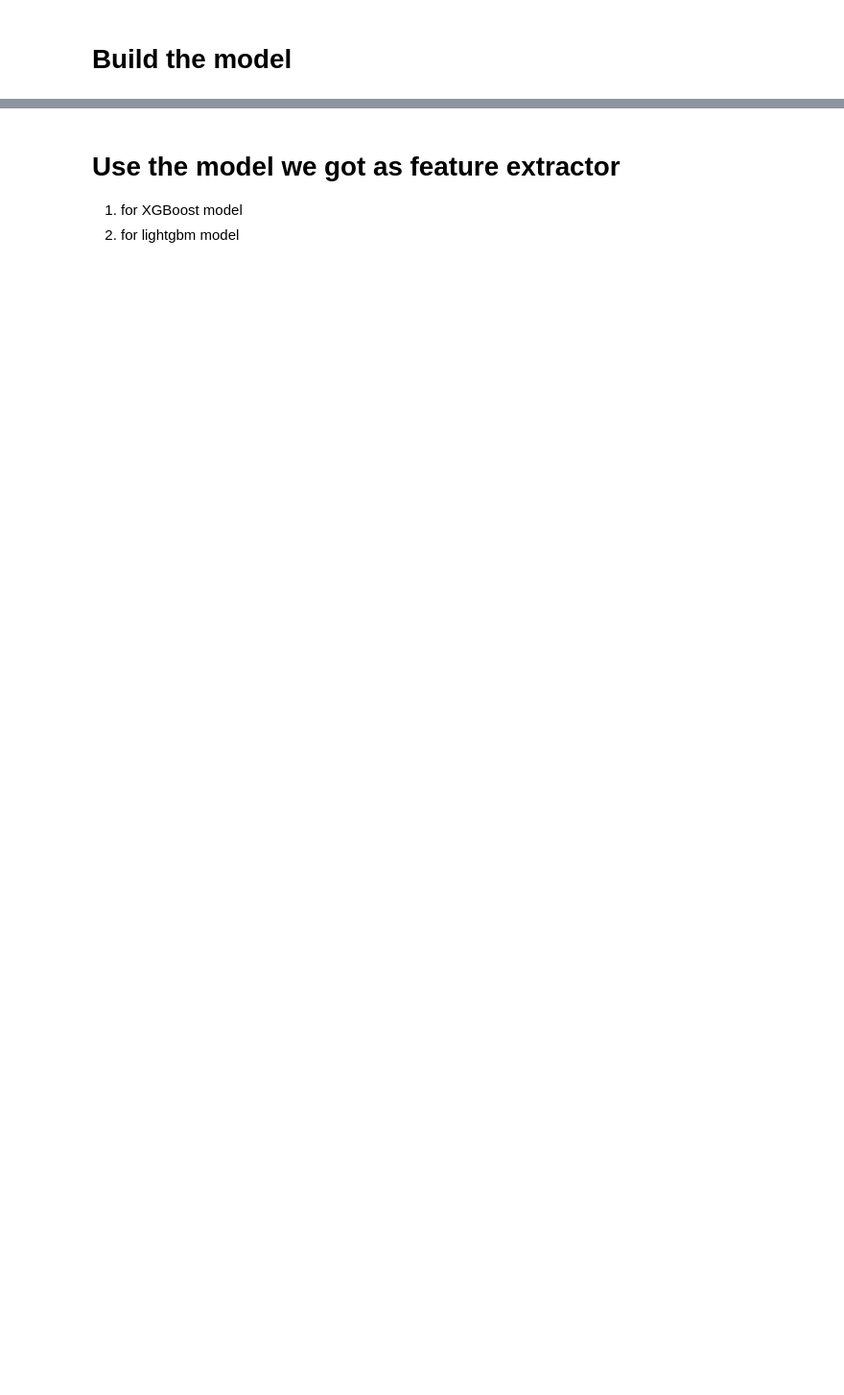
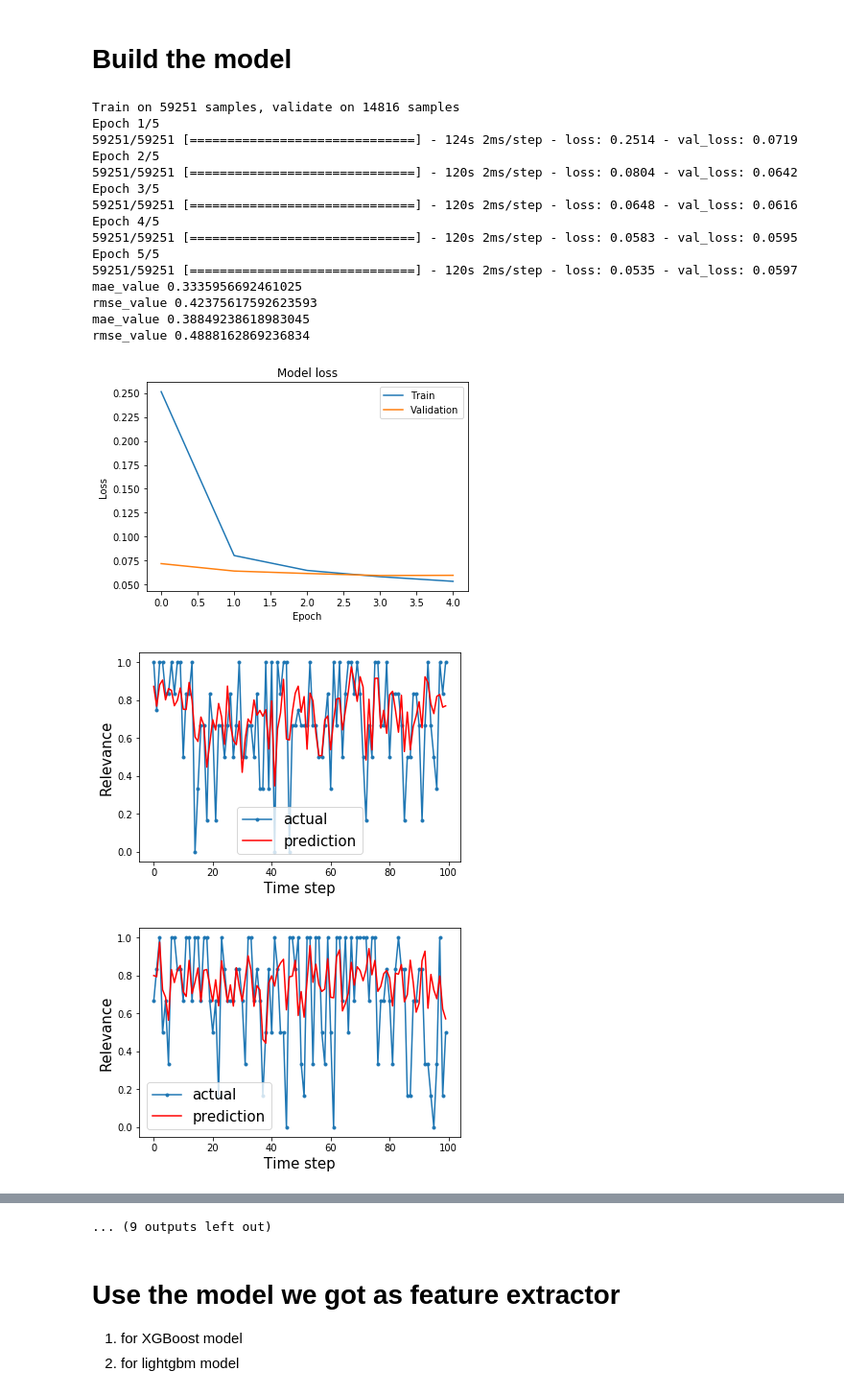
Before and after one commit to ronniemi/deep_learning, a Jupyter notebook: assignment 3/Siamese network _Word embedding LSTM.ipynb, the cells around one changed output, grey strips where cells are left out. Shown at 96% size. Cells and saved outputs as stored; diff of their text form; code cells hidden in the pictures; blank space fills up the shorter version.

```diff
--- a/assignment 3/Siamese network _Word embedding LSTM.ipynb
+++ b/assignment 3/Siamese network _Word embedding LSTM.ipynb
@@ -155,11 +216,15 @@ def get_model():
     left_output = shared_lstm(encoded_left)
     right_output = shared_lstm(encoded_right)
 
+    # batch normalization layer
+    left_output = BatchNormalization()(left_output)
+    right_output = BatchNormalization()(right_output)
+
     # concat two outputs
     concat = concatenate([left_output, right_output])
 
-    dense_1 = Dense(32, activation="relu")(concat)
-    dropout_1 = Dropout(0.3)(dense_1)
+    dense_1 = Dense(50, activation="relu")(concat)
+    dropout_1 = Dropout(0.5)(dense_1)
 
     # add Dense layer to calculate the similarty between product title and search term
     output = Dense(1, activation="relu")(dropout_1)
@@ -186,3 +251,13 @@ def plot_loss(history):
     plt.xlabel('Epoch')
     plt.legend(['Train', 'Validation'], loc='upper right')
     plt.show()
+# %%
+def plot_fiting(y_pred, y_true):
+    n_samples = 100
+    axis=[x for x in range(n_samples)]
+    plt.plot(axis, y_true[:n_samples], marker='.', label="actual")
+    plt.plot(axis, y_pred[:n_samples], 'r', label="prediction")
+    plt.ylabel('Relevance', size=15)
+    plt.xlabel('Time step', size=15)
+    plt.legend(fontsize=15)
+    plt.show()
@@ -189,29 +288,63 @@ def plot_loss(history):
 # %%
 pred_test = np.zeros(X_test_prod.shape[0])
-mean_rmse = 0
 
 n_splits = 5
 # kfold = KFold(n_splits=n_splits, shuffle=True, random_state=24)
 kfold = StratifiedKFold(n_splits=n_splits, shuffle=True, random_state=24)
 
+mean_train_time = 0
+mean_pred_time = 0
+start_time = time()
+
 for train_index, val_index in kfold.split(X_train_prod, y_data_labels):
-    y_train_kfold = y_data[train_index]
-    y_val_kfold = y_data[val_index]
+    y_train_kfold = y_data_norm[train_index]
+    y_val_kfold = y_data_norm[val_index]
     X_train_left_kfold, X_val_left_kfold = split_to_train_val(X_train_prod, train_index, val_index)
     X_train_right_kfold, X_val_right_kfold = split_to_train_val(X_train_search, train_index, val_index)
 
+    start = time()
     siamese_model = get_model()
     history = siamese_model.fit([X_train_left_kfold, X_train_right_kfold], y_train_kfold,
                             batch_size=batch_size, epochs=n_epoch,
                             validation_data=([X_val_left_kfold, X_val_right_kfold], y_val_kfold))
+    mean_train_time += (round(time()-start, 3) / n_splits)
 
+    pred_train = siamese_model.predict([X_train_left_kfold, X_train_right_kfold])
     pred_val = siamese_model.predict([X_val_left_kfold, X_val_right_kfold])
-    rmse = sqrt(mean_squared_error(y_val_kfold, pred_val))
-    mean_rmse += (rmse / n_splits)
+    eval(y_train_kfold, pred_train, False)
+    eval(y_val_kfold, pred_val, True)
 
+    start = time()
     pred_test += np.reshape((siamese_model.predict([X_test_prod, X_test_search]) / n_splits), (len(pred_test),))
+    mean_pred_time += (round(time()-start, 3) / n_splits)
 
-    print('rmse', rmse)
     plot_loss(history)
+    plot_fiting(pred_train, y_train_kfold)
+    plot_fiting(pred_val, y_val_kfold)
 
-print('mean rmse', mean_rmse)
+print('mean_mae_train', mean_mae_train)
+print('mean_rmse_train', mean_rmse_train)
+print('mean_mae_val', mean_mae_val)
+print('mean_rmse_val', mean_rmse_val)
+print('end time', round(time()-start_time, 3))
+print('mean train time', mean_train_time)
+print('mean pred time', mean_pred_time)
+# %% [output]
+Train on 59251 samples, validate on 14816 samples
+Epoch 1/5
+59251/59251 [==============================] - 124s 2ms/step - loss: 0.2514 - val_loss: 0.0719
+Epoch 2/5
+59251/59251 [==============================] - 120s 2ms/step - loss: 0.0804 - val_loss: 0.0642
+Epoch 3/5
+59251/59251 [==============================] - 120s 2ms/step - loss: 0.0648 - val_loss: 0.0616
+Epoch 4/5
+59251/59251 [==============================] - 120s 2ms/step - loss: 0.0583 - val_loss: 0.0595
+Epoch 5/5
+59251/59251 [==============================] - 120s 2ms/step - loss: 0.0535 - val_loss: 0.0597
+mae_value 0.3335956692461025
+rmse_value 0.42375617592623593
+mae_value 0.38849238618983045
+rmse_value 0.4888162869236834
+[figure, added]
+[figure, added]
+[figure, added]
@@ -218,3 +387,4 @@ print('mean rmse', mean_rmse)
+... (9 outputs left out)
 # %% [markdown]
 # Use the model we got as feature extractor
 1. for XGBoost model
```
Also changed, not shown: parts of 25 cells of this notebook.
